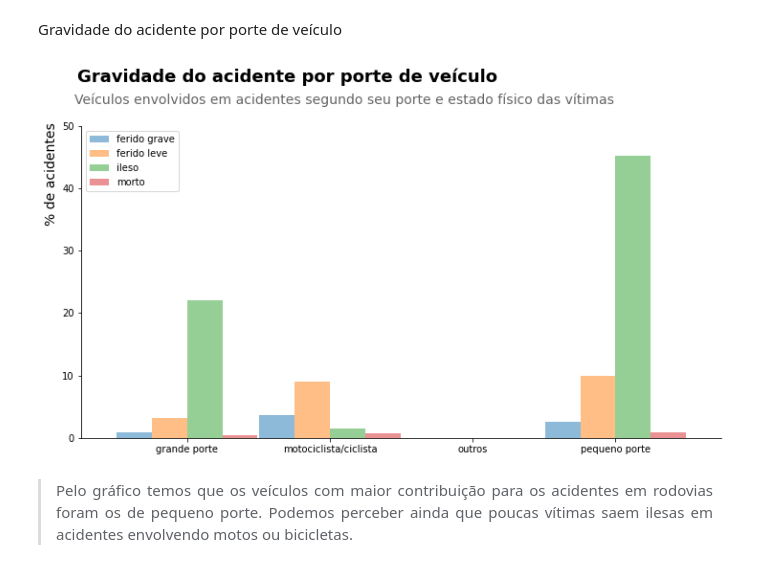
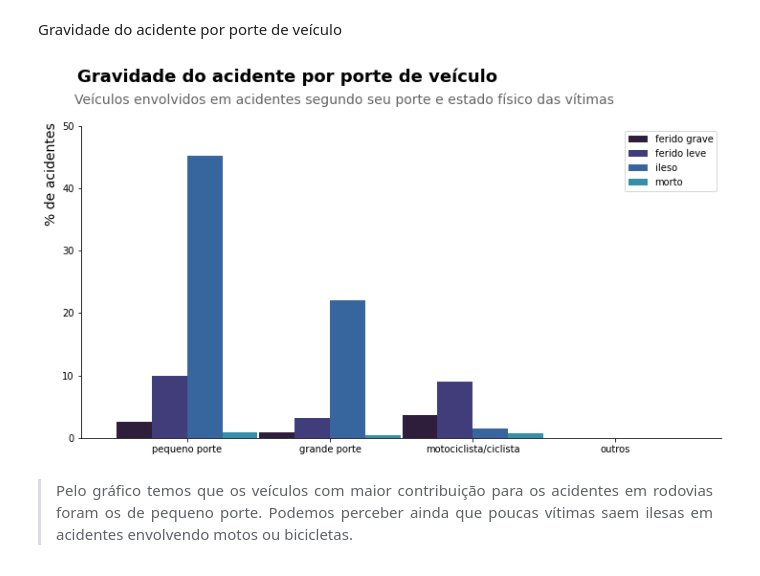
Before and after one commit to LilianeAquino/aed_projeto_1_revisitado, a Jupyter notebook: template_análise_exploratória.ipynb, the cells around one changed output. Saved outputs shown, nothing was run; the diff lists cells and outputs as text; code cells hidden in the pictures.

```diff
--- a/template_análise_exploratória.ipynb
+++ b/template_análise_exploratória.ipynb
@@ -122,3 +124,5 @@ for coluna in preprocessingFunctionsMap.keys():
+# %%
+df.reset_index(drop=True, inplace=True)
 # %% [markdown]
 ### Tratamento coluna data
 # %%
@@ -129,3 +135,6 @@ df.drop(['data_inversa'], axis=1, inplace=True)
+# %%
+df['feriado'] = df['data'].apply(getFeriadoNacional)
+df['feriado'] = df['feriado'].fillna('sem feriado')
 # %% [markdown]
 ### Remoção de valores inválidos
 # %%
@@ -193,3 +204,5 @@ df['porte_veiculo'] = df['tipo_veiculo'].apply(mapTamanhoVeiculos)
+# %%
+df['condicao_clima'] = df['condicao_metereologica'].map(mapClima)
 # %% [markdown]
 ## Análise exploratória dos dados
 # %% [markdown]
@@ -515,0 +580,26 @@ plt.show()
+# %%
+sample = df[['estado_fisico', 'tipo_acidente']]
+sample['count'] = 1
+
+df_pivot = pd.pivot_table(sample, values='count', index='tipo_acidente', columns='estado_fisico', aggfunc=np.sum)
+
+df_pivot['total'] = 0.0
+for col in df_pivot.index:
+    df_pivot['total'].loc[col] = df_pivot.loc[col].sum(axis=0)
+
+for col in df_pivot.columns:
+    df_pivot[col] = round((df_pivot[col]/df.shape[0])*100, 2)
+df_pivot = df_pivot.sort_values(by=['total', 'ileso'], ascending=False)
+
+suptitle = 'Gravidade do acidente por tipo'
+title = 'Veículos envolvidos em acidentes segundo as cinco principais tipos e estado físico das vítimas'
+
+df_pivot.head().drop(['total'], axis=1).plot.bar(width=0.987, figsize=(12, 6), rot=False, color=sns.color_palette('mako')).spines[['top', 'right']].set_visible(False)
+plt.suptitle(suptitle, fontsize=18, y=1.02, horizontalalignment='left', x=0.12, color='black', weight='bold')
+plt.title(title, fontsize=14, color='#646464', y=1.05, loc='left', x=-0.01)
+plt.xlabel(None)
+plt.ylabel('% de acidentes', fontsize=14, horizontalalignment='left', y=0.68)
+plt.grid(False)
+plt.ylim(0, 22)
+plt.legend()
+plt.show()
@@ -561,29 +655,29 @@ Gravidade do acidente por porte de veículo
 # %%
 sample = df[['estado_fisico', 'porte_veiculo']]
 sample['count'] = 1
 
 df_pivot = pd.pivot_table(sample, values='count', index='porte_veiculo', columns='estado_fisico', aggfunc=np.sum)
 
 for col in df_pivot.columns:
     df_pivot.fillna(0, inplace=True)
     df_pivot[col] = df_pivot[col].astype(int)
     df_pivot[col] = round((df_pivot[col]/df.shape[0])*100, 2)
-
+df_pivot = df_pivot.sort_values(by='ileso', ascending=False)
 
 suptitle = 'Gravidade do acidente por porte de veículo'
 title = 'Veículos envolvidos em acidentes segundo seu porte e estado físico das vítimas'
 
-df_pivot.plot.bar(width=0.987, alpha=0.5, figsize=(12, 6), rot=False).spines[['top', 'right']].set_visible(False)
+df_pivot.plot.bar(width=0.987, figsize=(12, 6), rot=False, color=sns.color_palette('mako')).spines[['top', 'right']].set_visible(False)
 plt.suptitle(suptitle, fontsize=18, y=1.02, horizontalalignment='left', x=0.12, color='black', weight='bold')
 plt.title(title, fontsize=14, color='#646464', y=1.05, loc='left', x=-0.01)
 plt.xlabel(None)
 plt.ylabel('% de acidentes', fontsize=14, horizontalalignment='left', y=0.68)
 plt.grid(False)
 plt.ylim(0, 50)
 plt.legend()
 plt.show()
 # %% [output]
-[figure, old version]
+[figure, new version]
 # %% [markdown]
 > <p style='text-align: justify;'>Pelo gráfico temos que os veículos com maior contribuição para os acidentes em rodovias foram os de pequeno porte. Podemos perceber ainda que poucas vítimas saem ilesas em acidentes envolvendo motos ou bicicletas. <font size=2.85></font></p>
 # %% [markdown]
```
Also changed, not shown: parts of 56 cells of this notebook, 1 other file.
